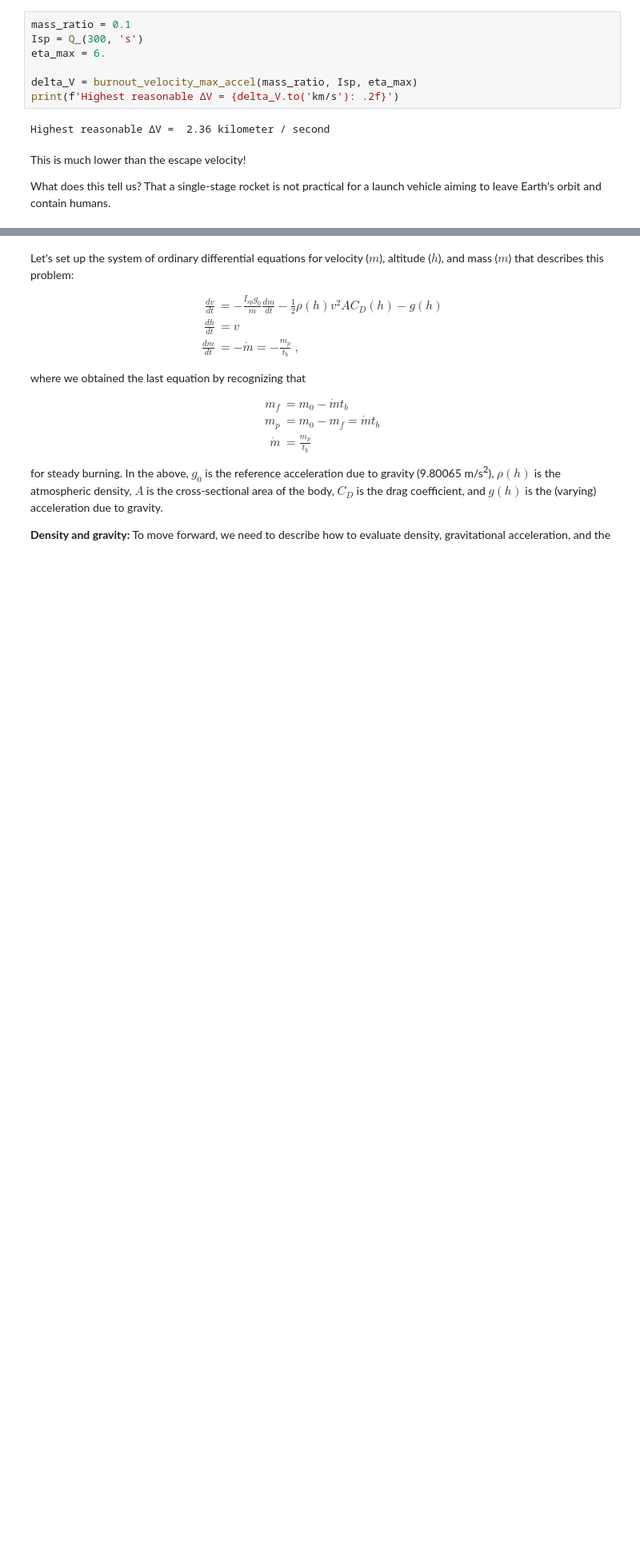
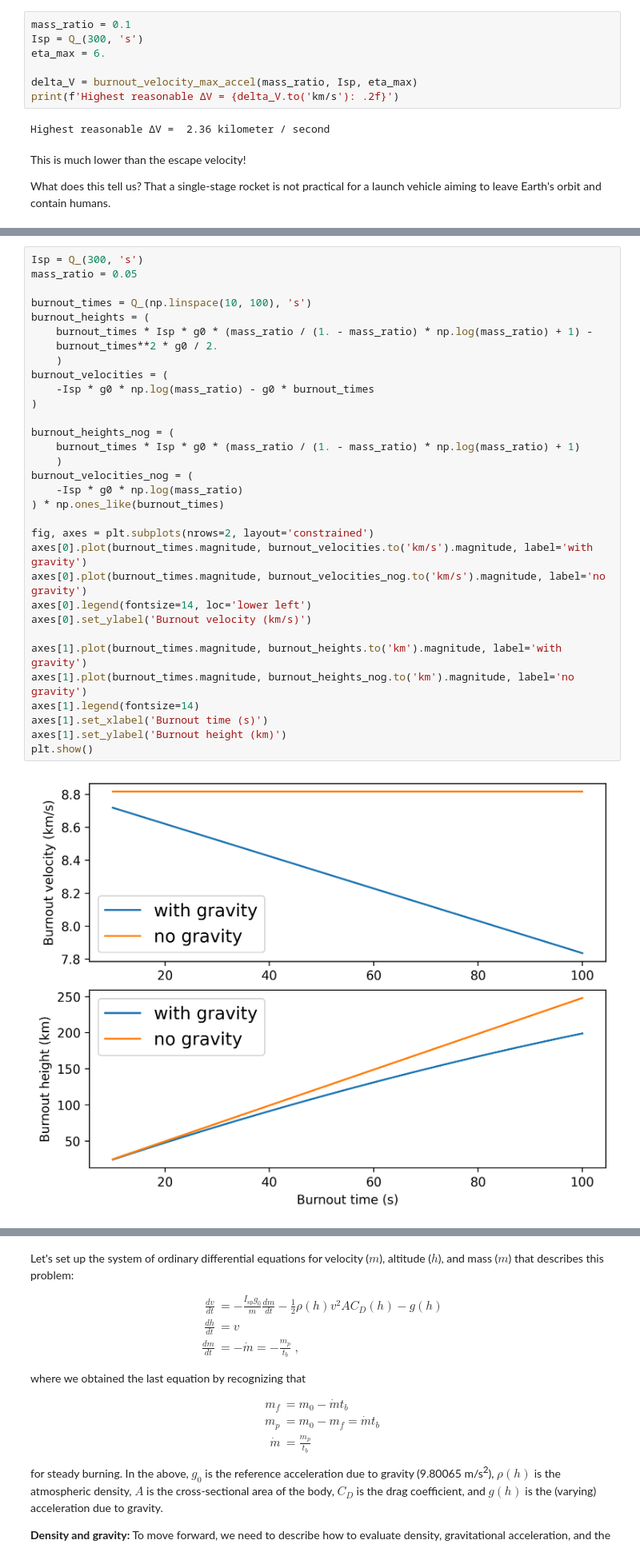
Before and after one commit to kyleniemeyer/rocket-propulsion, a Jupyter notebook: fundamentals/thrust-rocket-equation.ipynb, the cells around one changed output, grey strips where cells are left out. Shown at 80% size. Saved outputs shown, nothing was run; the diff lists cells and outputs as text; blank space fills up the shorter version.

```diff
--- a/fundamentals/thrust-rocket-equation.ipynb
+++ b/fundamentals/thrust-rocket-equation.ipynb
@@ -424,0 +432,34 @@ aiming to leave Earth's orbit and contain humans.
+# %%
+Isp = Q_(300, 's')
+mass_ratio = 0.05
+
+burnout_times = Q_(np.linspace(10, 100), 's')
+burnout_heights = (
+    burnout_times * Isp * g0 * (mass_ratio / (1. - mass_ratio) * np.log(mass_ratio) + 1) -
+    burnout_times**2 * g0 / 2.
+    )
+burnout_velocities = (
+    -Isp * g0 * np.log(mass_ratio) - g0 * burnout_times
+)
+
+burnout_heights_nog = (
+    burnout_times * Isp * g0 * (mass_ratio / (1. - mass_ratio) * np.log(mass_ratio) + 1)
+    )
+burnout_velocities_nog = (
+    -Isp * g0 * np.log(mass_ratio)
+) * np.ones_like(burnout_times)
+
+fig, axes = plt.subplots(nrows=2, layout='constrained')
+axes[0].plot(burnout_times.magnitude, burnout_velocities.to('km/s').magnitude, label='with gravity')
+axes[0].plot(burnout_times.magnitude, burnout_velocities_nog.to('km/s').magnitude, label='no gravity')
+axes[0].legend(fontsize=14, loc='lower left')
+axes[0].set_ylabel('Burnout velocity (km/s)')
+
+axes[1].plot(burnout_times.magnitude, burnout_heights.to('km').magnitude, label='with gravity')
+axes[1].plot(burnout_times.magnitude, burnout_heights_nog.to('km').magnitude, label='no gravity')
+axes[1].legend(fontsize=14)
+axes[1].set_xlabel('Burnout time (s)')
+axes[1].set_ylabel('Burnout height (km)')
+plt.show()
+# %% [output]
+[figure, added]
```
Also changed, not shown: parts of 12 cells of this notebook, 1 other file.
